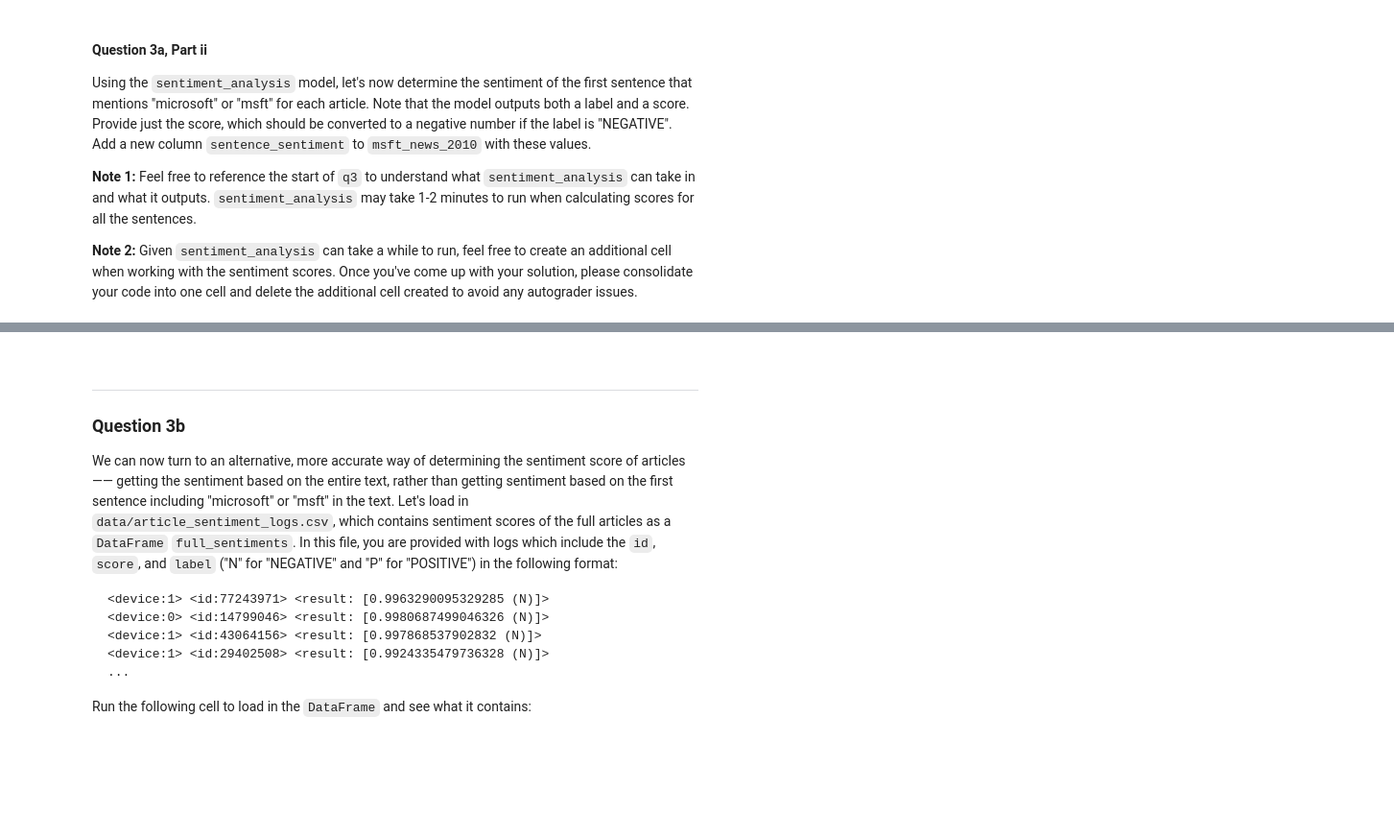
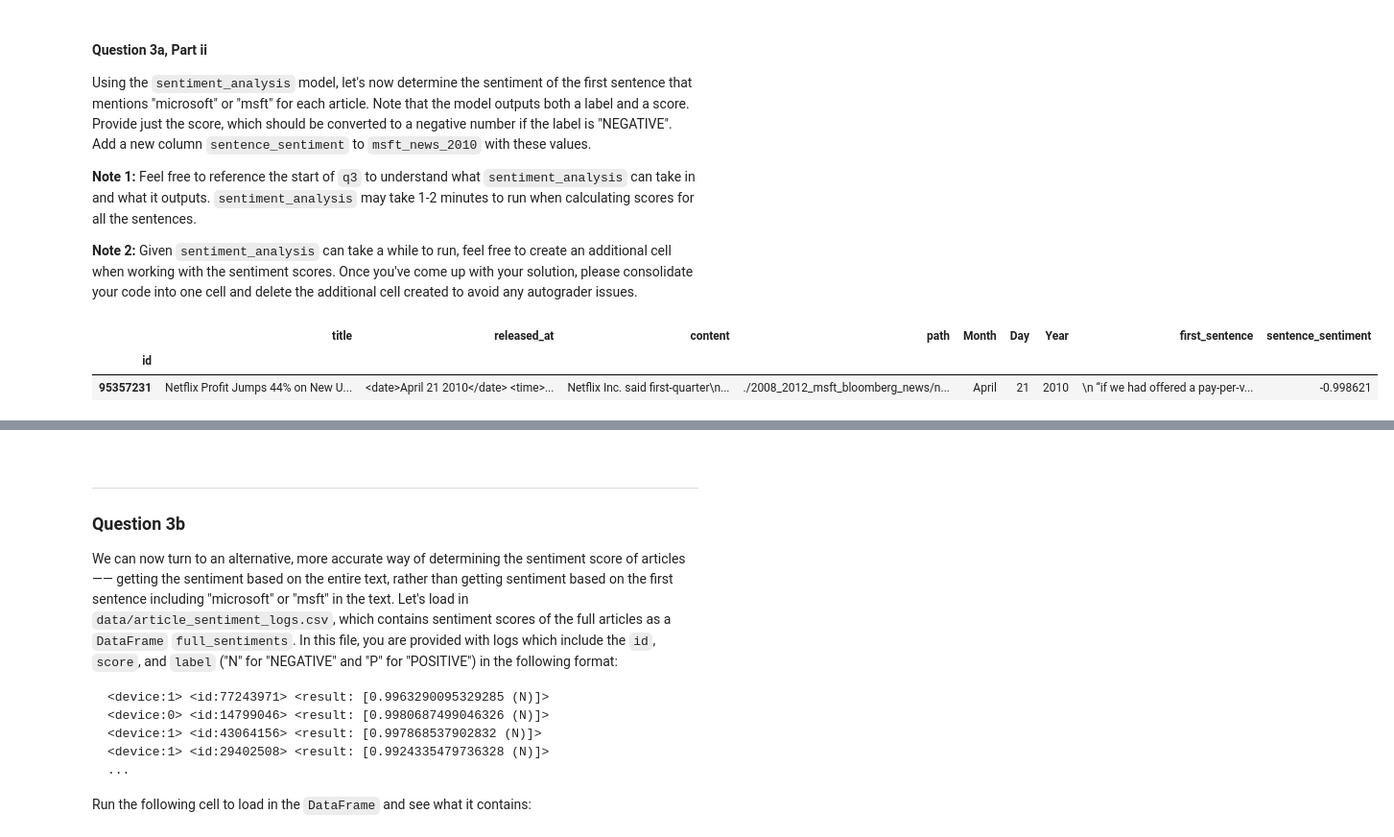
Before and after one commit to splendidzheng1/Data100-24sp, a Jupyter notebook: hw/hw03/hw03.ipynb, the cells around one changed output, grey strips where cells are left out. Shown at 96% size. Cells and saved outputs as stored; diff of their text form; code cells hidden in the pictures; blank space fills up the shorter version.

```diff
--- a/hw/hw03/hw03.ipynb
+++ b/hw/hw03/hw03.ipynb
@@ -451,2 +462,17 @@ msft_news_2010.head(1)
+# %%
+# Get sentiment for all first sentences
+sentiments = sentiment_analysis(msft_news_2010["first_sentence"].tolist())
+
+# Convert to scores: positive → keep, negative → negate
+msft_news_2010["sentence_sentiment"] = [
+    s["score"] if s["label"] == "POSITIVE" else -s["score"]
+    for s in sentiments
+]
+
+msft_news_2010.head(1)
+# %% [output]
+|  | title | released_at | content | path | Month | Day | Year | first_sentence | sentence_sentiment |
+| id |  |  |  |  |  |  |  |  |  |
+| 95357231 | Netflix Profit Jumps 44% on New U... | <date>April 21 2010</date> <time>... | Netflix Inc. said first-quarter\n... | ./2008_2012_msft_bloomberg_news/n... | April | 21 | 2010 | \n “if we had offered a pay-per-v... | -0.998621 |
 # %%
 grader.check("q3aii")
```
Also changed, not shown: parts of 18 cells of this notebook.
